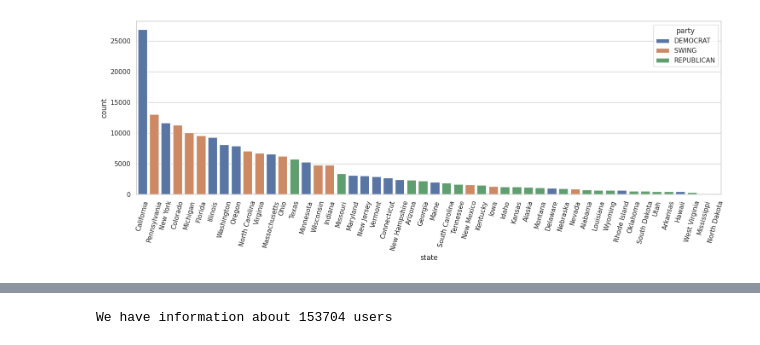
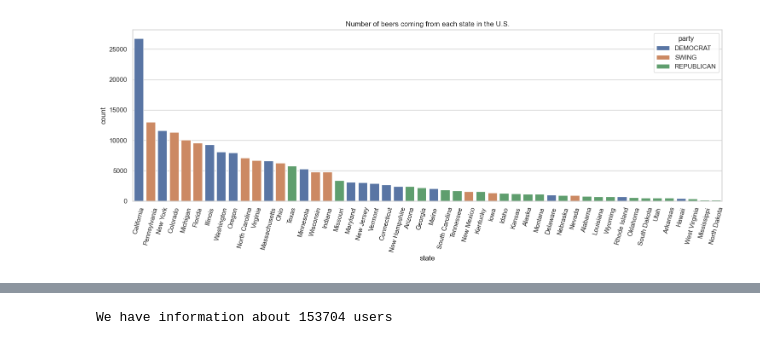
Before and after one commit to epfl-ada/ada-2024-project-adavengers, a Jupyter notebook: ADA_dataset.ipynb, the cells around one changed output, grey strips where cells are left out. Cells and saved outputs as stored; diff of their text form; code cells hidden in the pictures.

```diff
--- a/ADA_dataset.ipynb
+++ b/ADA_dataset.ipynb
@@ -50,0 +10,2 @@ ratings_with_text_rb.txt.gz
+# %%
+extracted_path_ba = 'data/BeerAdvocate'
@@ -51,5 +37,5 @@ ratings_with_text_rb.txt.gz
 # %%
-beers_advocate = pd.read_csv('/content/BeerReviews/BeerAdvocate/beers.csv')
-beers_advocate.head(5)
+beers_advocate = pd.read_csv(extracted_path_ba+"/beers.csv")
+beers_advocate.sample(5)
 # %% [output]
 |  | beer_id | beer_name | brewery_id | brewery_name | style | nbr_ratings | nbr_reviews | avg | ba_score | ... |
@@ -61,3 +56,4 @@ beers_advocate.head(5)
 # %%
 # Information about breweries - name is linked to the location, which we need!
-breweries_advocate = pd.read_csv('/content/BeerReviews/BeerAdvocate/breweries.csv')
+breweries_advocate = pd.read_csv(extracted_path_ba+"/breweries.csv")
+breweries_advocate.head()
@@ -84,17 +84,18 @@ Number of beers from the US: 204752
 # %%
 # And from which states? How many?
-party_winners_path = '/content/party_winners.csv'
+party_winners_path = 'data/party_winners.csv'
 party_winners = pd.read_csv(party_winners_path)
 
 us_states = us_beers['location'].str.split(', ').str[-1].value_counts()
 us_states_for_plotting = pd.merge(us_states, party_winners, left_on='location', right_on='state')
 us_states_for_plotting = us_states_for_plotting[['count', 'state', 'party']]
 
 # Histogram showing the number of states
 plt.figure(figsize=(15, 6))
 sns.set(style="whitegrid")
 sns.barplot(data=us_states_for_plotting, x='state', y='count', hue='party')
+plt.title('Number of beers coming from each state in the U.S.')
 plt.xticks(rotation=75)
 plt.tight_layout()
 # %% [output]
-[figure, old version]
+[figure, new version]
```
Also changed, not shown: parts of 45 cells of this notebook.
